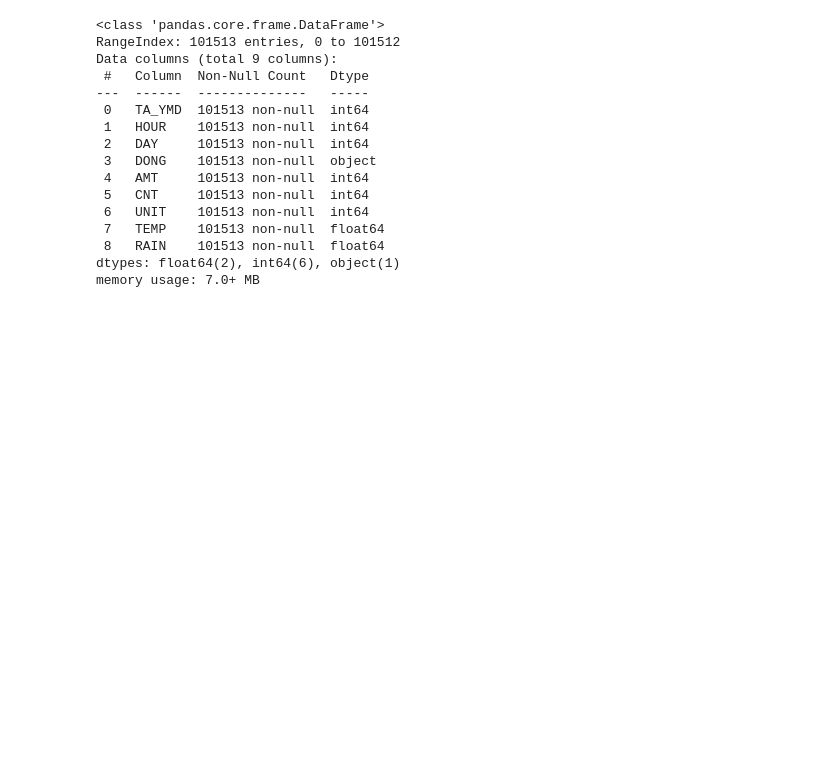
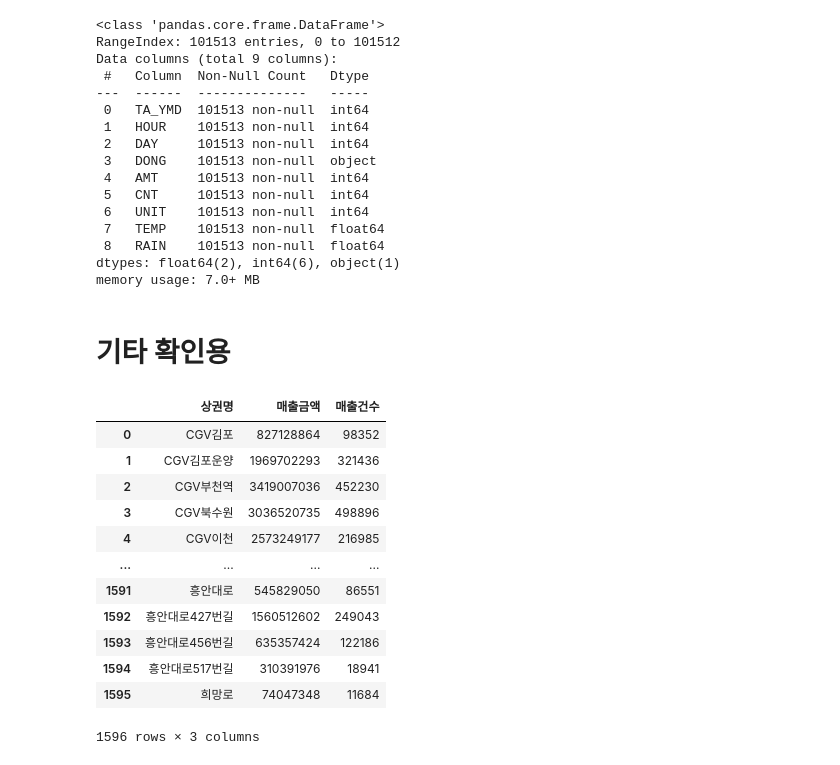
Before and after one commit to Hyo0806/1stProject, a Jupyter notebook: hyo/김효경_전처리.ipynb, the cells around one changed output. Cells and saved outputs as stored; diff of their text form; code cells hidden in the pictures; blank space fills up the shorter version.

```diff
--- a/hyo/김효경_전처리.ipynb
+++ b/hyo/김효경_전처리.ipynb
@@ -916,3 +916,25 @@ Data columns (total 9 columns):
  8   RAIN    101513 non-null  float64
 dtypes: float64(2), int64(6), object(1)
 memory usage: 7.0+ MB
+# %% [markdown]
+# 기타 확인용
+# %%
+gg_cmt_23 = pd.read_csv('C:/Users/Admin/AI/downloads/카드소비데이터 수원시/경기도 발달 골목 상권 추정 매출 현황(2023년)(11차기준).csv', encoding='cp949')
+gg_cmt_23 = gg_cmt_23[gg_cmt_23['산업분류코드명'].isin(['커피 전문점', '기타 비알코올 음료점업'])].reset_index(drop=True)
+gg_cmt_23.drop(['기준연도','산업분류코드','산업분류코드명'], inplace=True, axis=1)
+gg_cmt_23 = gg_cmt_23.groupby(['상권명'], as_index=False)[['매출금액','매출건수']].sum()
+gg_cmt_23
+# %% [output]
+|  | 상권명 | 매출금액 | 매출건수 |
+| 0 | CGV김포 | 827128864 | 98352 |
+| 1 | CGV김포운양 | 1969702293 | 321436 |
+| 2 | CGV부천역 | 3419007036 | 452230 |
+| 3 | CGV북수원 | 3036520735 | 498896 |
+| 4 | CGV이천 | 2573249177 | 216985 |
+| ... | ... | ... | ... |
+| 1591 | 흥안대로 | 545829050 | 86551 |
+| 1592 | 흥안대로427번길 | 1560512602 | 249043 |
+| 1593 | 흥안대로456번길 | 635357424 | 122186 |
+| 1594 | 흥안대로517번길 | 310391976 | 18941 |
+| 1595 | 희망로 | 74047348 | 11684 |
+1596 rows × 3 columns
```
Also changed, not shown: parts of 2 cells of this notebook, 2 other files.
